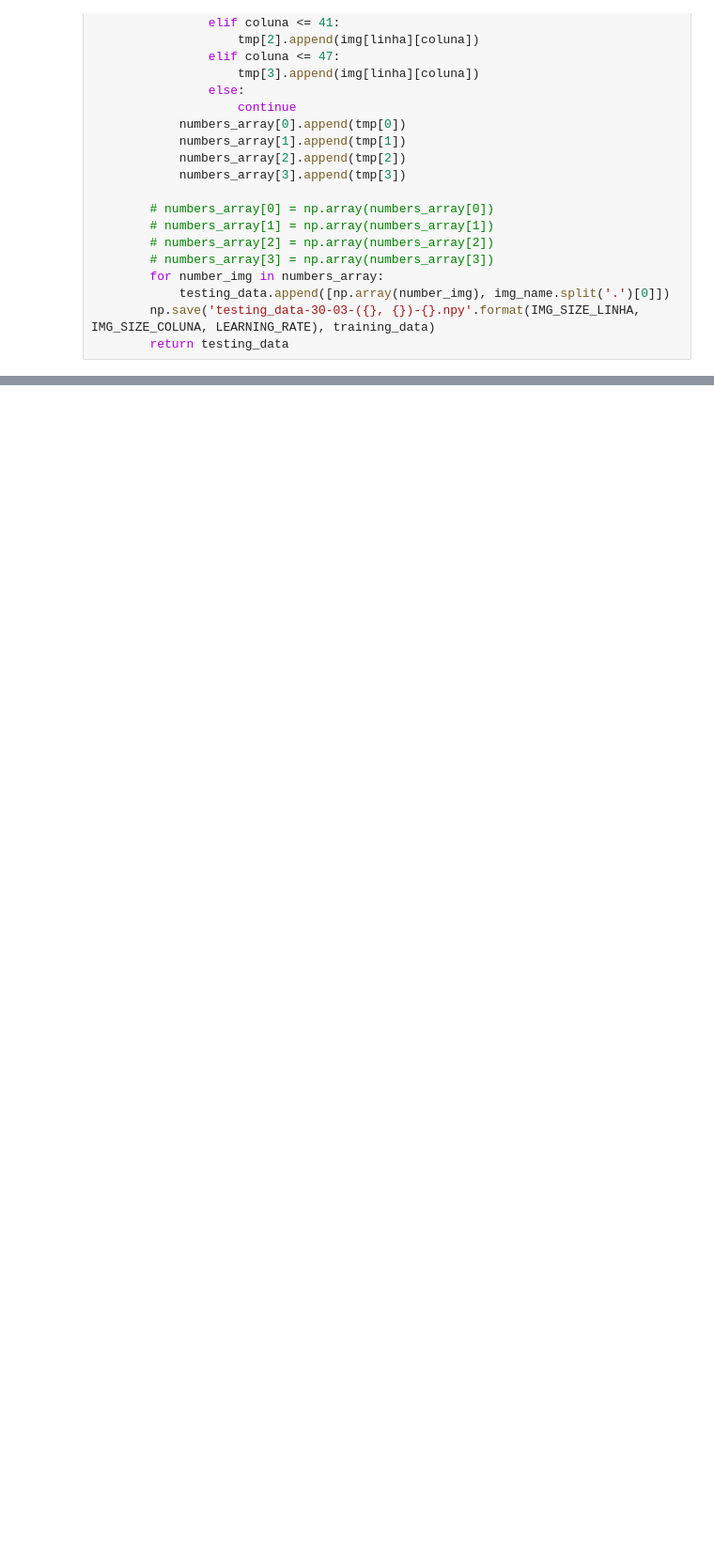
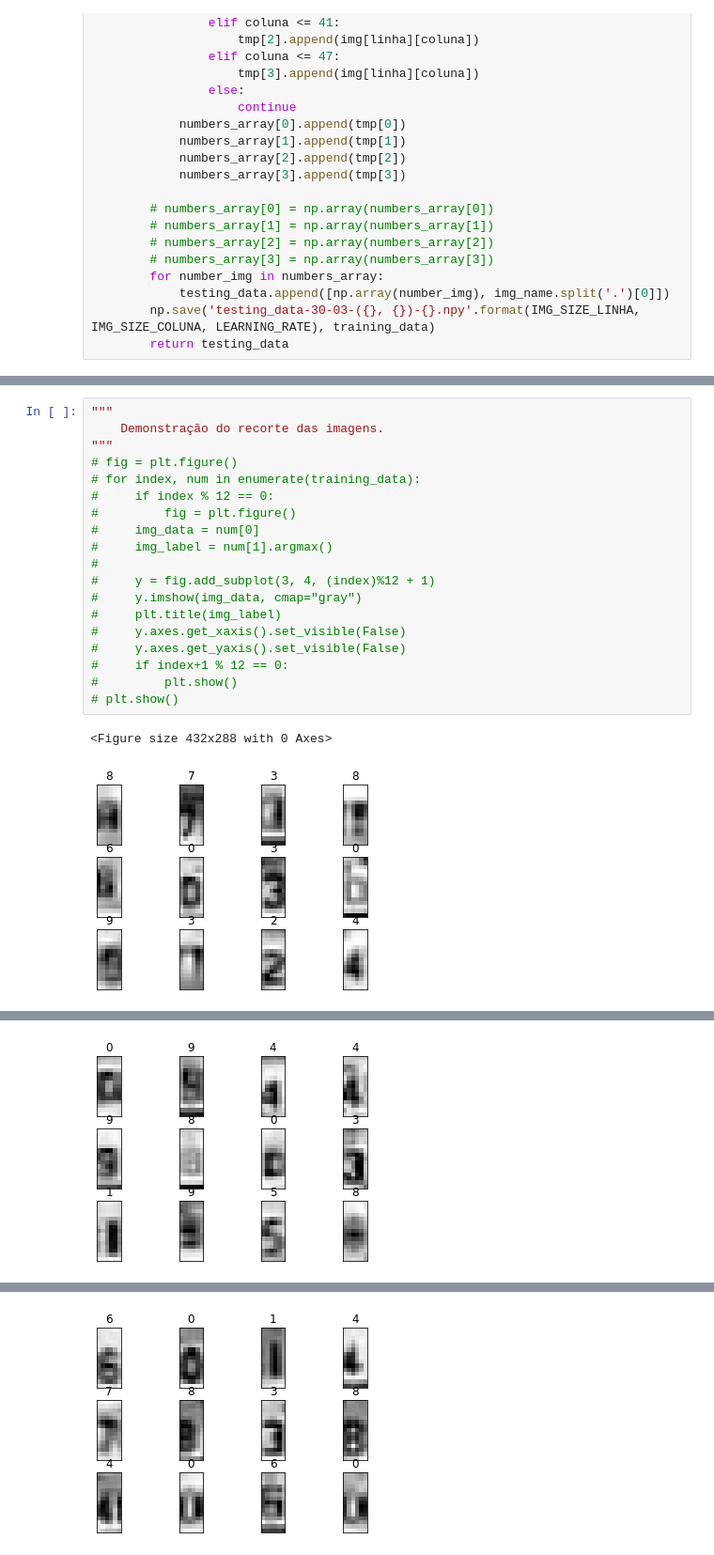
Before and after one commit to skzt/faculdade, a Jupyter notebook: teste02.ipynb, the cells around one changed output, grey strips where cells are left out. Shown at 94% size. Saved outputs shown, nothing was run; the diff lists cells and outputs as text; blank space fills up the shorter version.

```diff
--- a/teste02.ipynb
+++ b/teste02.ipynb
@@ -115,2 +116,24 @@ try:
 except IOError:
     training_data = create_train_data()
+# %%
+"""
+    Demonstração do recorte das imagens.
+"""
+# fig = plt.figure()
+# for index, num in enumerate(training_data):
+#     if index % 12 == 0:
+#         fig = plt.figure()
+#     img_data = num[0]
+#     img_label = num[1].argmax()
+#
+#     y = fig.add_subplot(3, 4, (index)%12 + 1)
+#     y.imshow(img_data, cmap="gray")
+#     plt.title(img_label)
+#     y.axes.get_xaxis().set_visible(False)
+#     y.axes.get_yaxis().set_visible(False)
+#     if index+1 % 12 == 0:
+#         plt.show()
+# plt.show()
+# %% [output]
+<Figure size 432x288 with 0 Axes>
+[figure, added]
@@ -116,0 +141 @@ except IOError:
+[figure, added]
@@ -116,0 +143 @@ except IOError:
+[figure, added]
```
Also changed, not shown: parts of 7 cells of this notebook, 1 other file.
